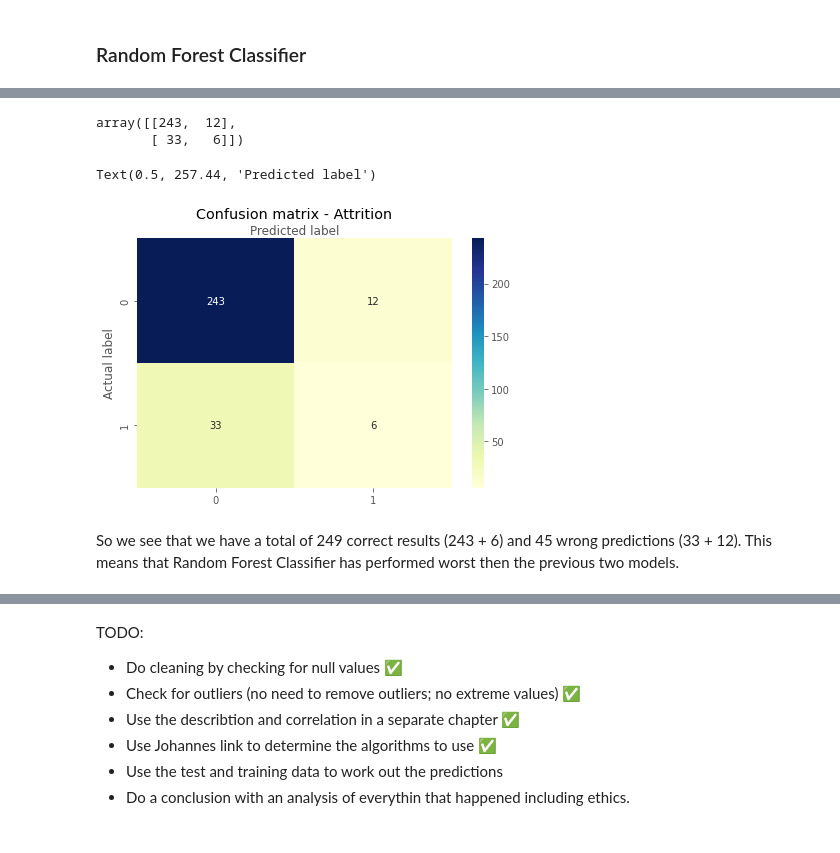
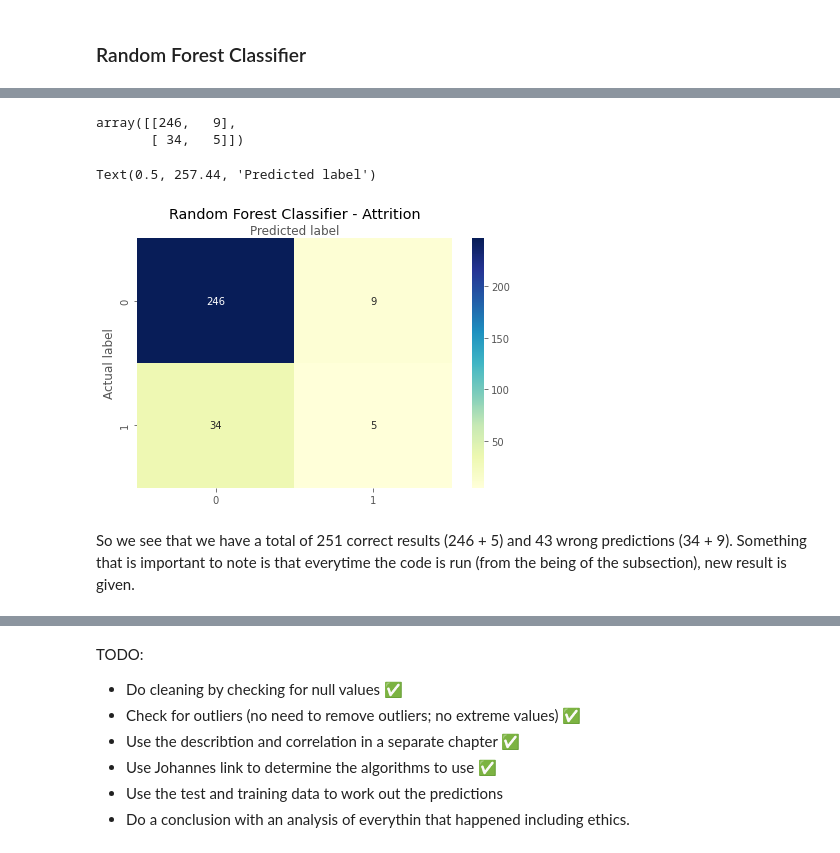
Before and after one commit to Ad2891/Slutuppgift-team12, a Jupyter notebook: Slutuppgift.ipynb, the cells around one changed output, grey strips where cells are left out. Saved outputs shown, nothing was run; the diff lists cells and outputs as text; code cells hidden in the pictures.

```diff
--- a/Slutuppgift.ipynb
+++ b/Slutuppgift.ipynb
@@ -699,8 +706,8 @@ yModel_pred_test = LogReg.predict(XModel_test)
 #Import confusion matrix
 from sklearn.metrics import confusion_matrix
 #Use the confusion matrix
-confusion_matrix = confusion_matrix(yModel_test, yModel_pred_test)
-confusion_matrix
+confusion_matrix_LG = confusion_matrix(yModel_test, yModel_pred_test)
+confusion_matrix_LG
 # %% [output]
 array([[253,   2],
        [ 37,   2]])
@@ -834,26 +844,36 @@ from sklearn.metrics import confusion_matrix
 confusion_matrix_RF = confusion_matrix(yModel_test, yModel_pred_RF)
 confusion_matrix_RF
 # %% [output]
-array([[243,  12],
-       [ 33,   6]])
+array([[246,   9],
+       [ 34,   5]])
 # %%
-class_names=[0,1] # name  of classes
+# name  of classes
+class_names=[0,1]
+#Create multiple plots in the figure
 fig, ax = plt.subplots()
+#Space out the values equally
 tick_marks = np.arange(len(class_names))
+#Mark labels for the x-axis
 plt.xticks(tick_marks, class_names)
+#Mark labels for the y-axis
 plt.yticks(tick_marks, class_names)
 # create heatmap
 sb.heatmap(pd.DataFrame(confusion_matrix_RF), annot=True, cmap="YlGnBu" ,fmt='g')
+#Move the labels of the x-axis to the top
 ax.xaxis.set_label_position("top")
+#Tight padding between subplots
 plt.tight_layout()
-plt.title('Confusion matrix - Attrition', y=1.1)
+#Create a title for the figure
+plt.title('Random Forest Classifier - Attrition', y=1.1)
+#Create a y-axis title for the figure
 plt.ylabel('Actual label')
+#Create a x-axis title for the figure
 plt.xlabel('Predicted label')
 # %% [output]
 Text(0.5, 257.44, 'Predicted label')
-[figure, old version]
+[figure, new version]
-# %% [markdown]
-So we see that we have a total of 249 correct results (243 + 6) and 45 wrong predictions (33 + 12). This means that Random Forest Classifier has performed worst then the previous two models.
+# %% [markdown]
+So we see that we have a total of 251 correct results (246 + 5) and 43 wrong predictions (34 + 9). Something that is important to note is that everytime the code is run (from the being of the subsection), new result is given.
 # %%
 print("Accuracy:",metrics.accuracy_score(yModel_test, yModel_pred_RF))
 print("Precision:",metrics.precision_score(yModel_test, yModel_pred_RF))
```
Also changed, not shown: parts of 24 cells of this notebook.
